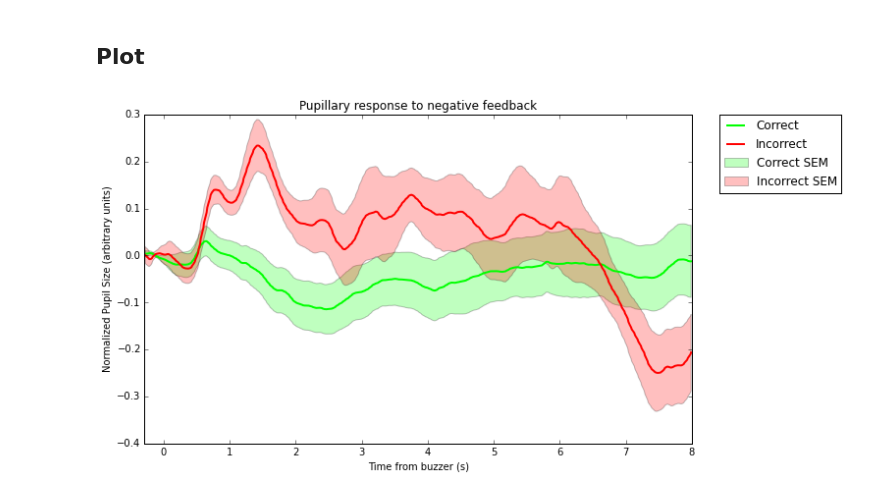
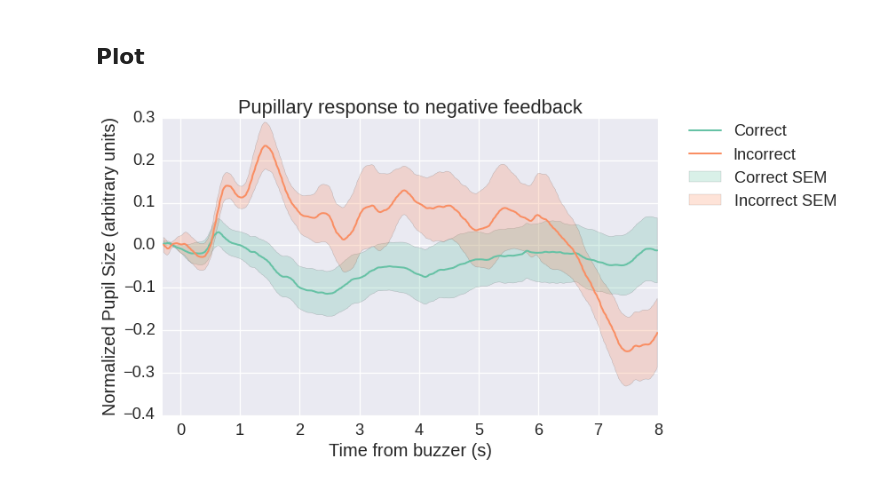
Before and after one commit to pearsonlab/pupil, a Jupyter notebook: pyanalysis/analyze_revlearn.ipynb, the cells around one changed output. Cells and saved outputs as stored; diff of their text form; code cells hidden in the pictures.

```diff
--- a/pyanalysis/analyze_revlearn.ipynb
+++ b/pyanalysis/analyze_revlearn.ipynb
@@ -8,10 +8,16 @@ import utils
 import pandas as pd
 import numpy as np
 import matplotlib.pyplot as plt
+import seaborn as sns
 %matplotlib inline
 
+# make plots pretty
+sns.set_style('darkgrid')
+sns.set_context('talk', font_scale=1.4)
+colors = sns.color_palette("Set2")
+
 ### FILE LOCATION
-datafile_path = '/Users/shariqiqbal/data/test/revlearn/09_16_11on06-30-2015.tsv'
+datafile_path = 'data/revlearn.tsv'
 
 df = pd.DataFrame.from_csv(datafile_path, sep='\t') # load .tsv into dataframe
 df = utils.prepdata(df) # run preparations
@@ -38,17 +44,17 @@ norm_pupil_inc = norm_data[idx.get_loc('MeanPupil')][where_inc]
 ## Plot
 # %%
 plt.figure(figsize=(10,6))
-utils.plot_with_sem(norm_pupil_corr, smwid, plottype, norm_pupil_corr.index, [0.0,1.0,0.0])
-utils.plot_with_sem(norm_pupil_inc, smwid, plottype, norm_pupil_inc.index, [1.0,0.0,0.0])
+utils.plot_with_sem(norm_pupil_corr, smwid, plottype, norm_pupil_corr.index, colors[0])
+utils.plot_with_sem(norm_pupil_inc, smwid, plottype, norm_pupil_inc.index, colors[1])
 plt.xlim([tpre, tpost])
 plt.title('Pupillary response to negative feedback');
 plt.ylabel('Normalized Pupil Size (arbitrary units)');
 plt.xlabel('Time from buzzer (s)');
 if plottype == 0:
     plt.legend(['Correct', 'Incorrect'], bbox_to_anchor=(1.05, 1), loc=2, borderaxespad=0.);
 elif plottype == 1:
     plt.legend(['Correct', 'Incorrect', 'Correct SEM', 'Incorrect SEM'], bbox_to_anchor=(1.05, 1), loc=2, borderaxespad=0.);
 elif plottype == 2:
     plt.legend(['Correct', '', '', 'Incorrect'], bbox_to_anchor=(1.05, 1), loc=2, borderaxespad=0.);
 # %% [output]
-[figure, old version]
+[figure, new version]
```
Also changed, not shown: 2 other files.
